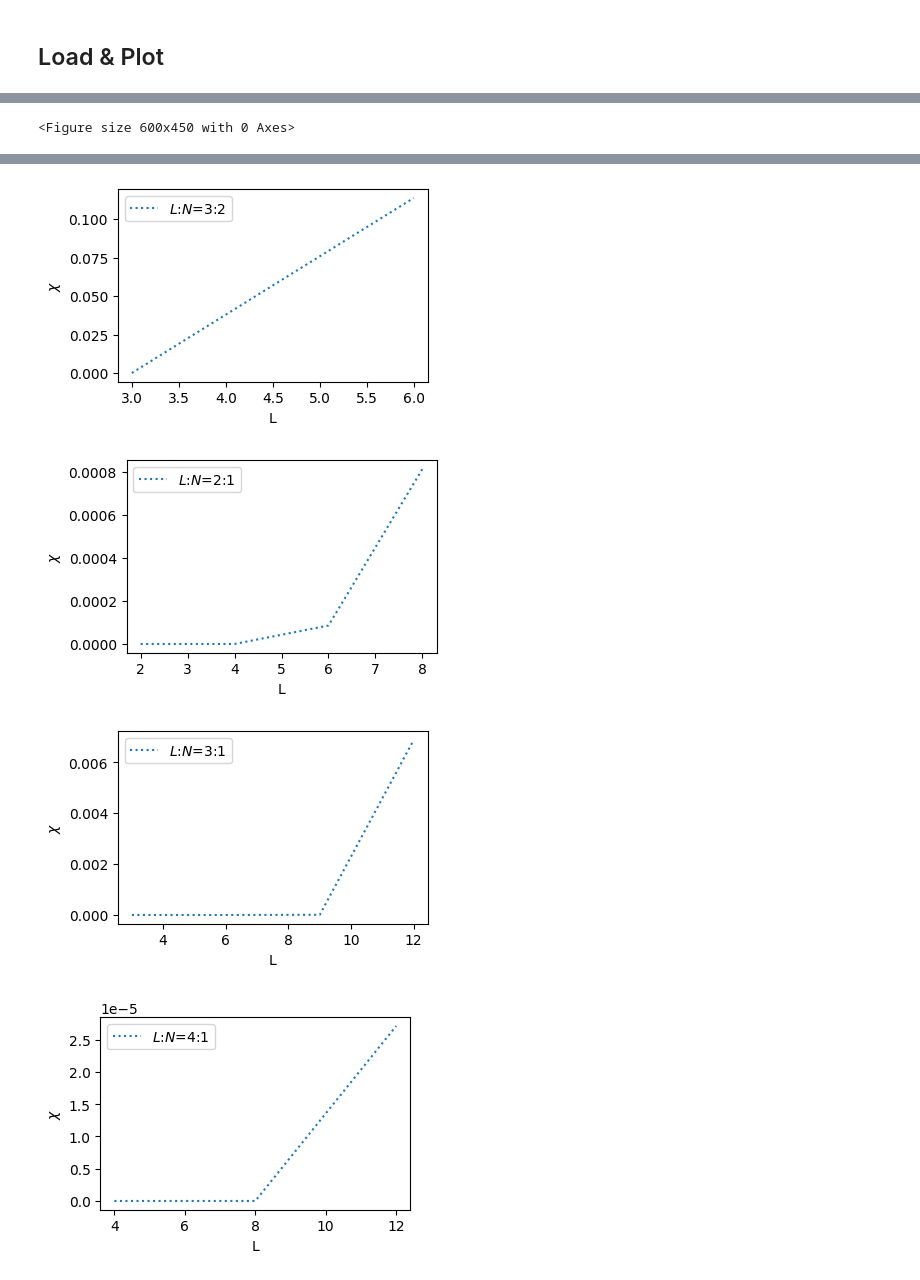
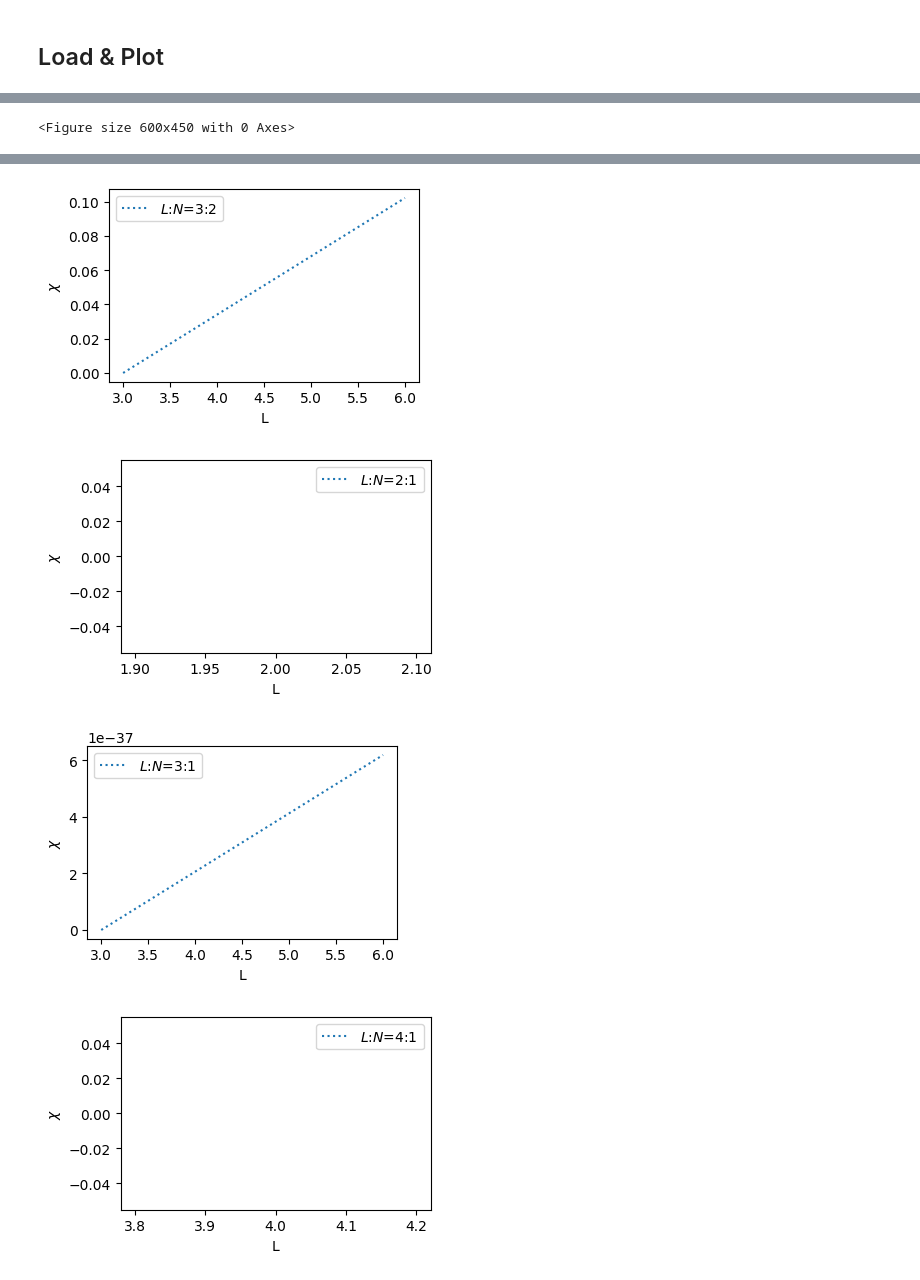
Before and after one commit to pco0511/yb-soc-two-body-loss, a Jupyter notebook: scripts/ed.ipynb, the cells around one changed output, grey strips where cells are left out. Saved outputs shown, nothing was run; the diff lists cells and outputs as text; code cells hidden in the pictures.

```diff
--- a/scripts/ed.ipynb
+++ b/scripts/ed.ipynb
@@ -89,7 +90,7 @@ simulation_name = "dissipative"
 data_dir = "/home/pco0511/yb-soc-two-body-loss/data"
 root_path = os.path.join(data_dir, simulation_name)
 
-metadata_path = os.path.join(root_path, "metadata.pkl")
+metadata_path = os.path.join(root_path, "metadata.json")
 lefteigenvector_path = os.path.join(root_path, "lefteigenvectors")
 righteigenvector_path = os.path.join(root_path, "righteigenvectors")
 eigenvalue_path = os.path.join(root_path, "eigenvalues")
@@ -146,7 +147,7 @@ for idx, unfixed_params in tqdm.tqdm(enumerate(itertools.product(*metadata["unfi
     norm_factor = jnp.einsum('ij,ij->j', lefteigenvectors.conj(), righteigenvectors)
     righteigenvectors /= norm_factor
     # lefteigenvectors[: i], righteigenvectors[: j] are biorthogonal.
-    # assert jnp.allclose(jnp.einsum('ki,kj->ij', lefteigenvectors.conj(), righteigenvectors), jnp.eyes(system.dim))
+    assert jnp.allclose(jnp.einsum('ki,kj->ij', lefteigenvectors.conj(), righteigenvectors), jnp.eye(system.space_dim))
 
     # save_data
     np.save(os.path.join(eigenvalue_path, f"{idx}.npy"), np.array(eigenvalues))
@@ -177,8 +178,8 @@ for idx, unfixed_params in tqdm.tqdm(enumerate(itertools.product(*metadata["unfi
     del system, hamiltonian, eigenvalues, lefteigenvectors, righteigenvectors, reduced_lefteigenvectors, reduced_righteigenvectors, suseptibility_matrix, suseptibility, E_r, E_i
     gc.collect()
 
-with open(metadata_path, "wb") as f:
-    pickle.dump(metadata, f)
+with open(metadata_path, "w+") as f:
+    json.dump(metadata, f, indent=4)
 
 np.save(os.path.join(mics_path, "min_E_i_sus.npy"), min_E_i_sus)
 np.save(os.path.join(mics_path, "max_E_i_sus.npy"), max_E_i_sus)
@@ -355,16 +362,16 @@ Made changes.
 # %%
-simulation_name = "hubbard-12-4"
+simulation_name = "hubbard-8-4"
 
 data_dir = "/home/pco0511/yb-soc-two-body-loss/data"
 root_path = os.path.join(data_dir, simulation_name)
 
-metadata_path = os.path.join(root_path, "metadata.pkl")
+metadata_path = os.path.join(root_path, "metadata.json")
 eigenvector_path = os.path.join(root_path, "eigenvectors")
 eigenvalue_path = os.path.join(root_path, "eigenvalues")
 mics_path = os.path.join(root_path, "miscellaneous")
 
 with open(metadata_path, 'rb') as f:
-    metadata = pickle.load(f)
+    metadata = json.load(f)
 
 data_len = functools.reduce(operator.mul, [len(p) for p in metadata["unfixed"].values()], 1)
 
@@ -413,13 +422,13 @@ simulation_name = "dissipative-8-4"
 data_dir = "/home/pco0511/yb-soc-two-body-loss/data"
 root_path = os.path.join(data_dir, simulation_name)
 
-metadata_path = os.path.join(root_path, "metadata.pkl")
+metadata_path = os.path.join(root_path, "metadata.json")
 eigenvector_path = os.path.join(root_path, "eigenvectors")
 eigenvalue_path = os.path.join(root_path, "eigenvalues")
 mics_path = os.path.join(root_path, "miscellaneous")
 
 with open(metadata_path, 'rb') as f:
-    metadata = pickle.load(f)
+    metadata = json.load(f)
 
 data_len = functools.reduce(operator.mul, [len(p) for p in metadata["unfixed"].values()], 1)
 
@@ -470,16 +481,16 @@ plt.show()
 # %%
-simulation_name = "scale-2"
+simulation_name = "scale-1"
 
 data_dir = "/home/pco0511/yb-soc-two-body-loss/data"
 root_path = os.path.join(data_dir, simulation_name)
 
-metadata_path = os.path.join(root_path, "metadata.pkl")
+metadata_path = os.path.join(root_path, "metadata.json")
 eigenvector_path = os.path.join(root_path, "eigenvectors")
 eigenvalue_path = os.path.join(root_path, "eigenvalues")
 mics_path = os.path.join(root_path, "miscellaneous")
 
 with open(metadata_path, 'rb') as f:
-    metadata = pickle.load(f)
+    metadata = json.load(f)
 
 data_len = functools.reduce(operator.mul, [len(p) for p in metadata["unfixed"].values()], 1)
 
@@ -507,13 +521,15 @@ lengths = metadata["unfixed"]["lengths"]
 n_particle = metadata["unfixed"]["n_particle"]
 gamma = metadata["unfixed"]["gamma"]
 
-min_E_i_sus = np.load(os.path.join(mics_path, "min_E_i_sus.npy")).reshape((12, 8, 11)) # size (1-12), num(1-7), gamma
-max_E_i_sus = np.load(os.path.join(mics_path, "max_E_i_sus.npy")).reshape((12, 8, 11))
-min_E_r_sus = np.load(os.path.join(mics_path, "min_E_r_sus.npy")).reshape((12, 8, 11))
+data_shape = (len(lengths), len(n_particle), len(gamma))
+
+min_E_i_sus = np.load(os.path.join(mics_path, "min_E_i_sus.npy")).reshape(data_shape) # size (1-12), num(1-7), gamma
+max_E_i_sus = np.load(os.path.join(mics_path, "max_E_i_sus.npy")).reshape(data_shape)
+min_E_r_sus = np.load(os.path.join(mics_path, "min_E_r_sus.npy")).reshape(data_shape)
 
 plt.figure(figsize=(6, 4.5))
 
-gamma_idx = 7
+gamma_idx = 1
 L = [1, 2, 3, 4, 5, 6, 7, 8, 9, 10, 11, 12]
 scatter_kwargs = dict(
     s = 8
@@ -581,7 +597,7 @@ for ratio, points in zip(ratios, eqratiopoints):
-[figure, old version]
+[figure, new version]
-[figure, old version]
+[figure, new version]
-[figure, old version]
+[figure, new version]
-[figure, old version]
+[figure, new version]
 # %%
 def draw_Er_vs_Ei(eigenvalues, eigenvectors, colors, title, cbar_label, save_path = None):
     E_r = jnp.real(eigenvalues)
```
Also changed, not shown: parts of 14 cells of this notebook, 6 other files.
